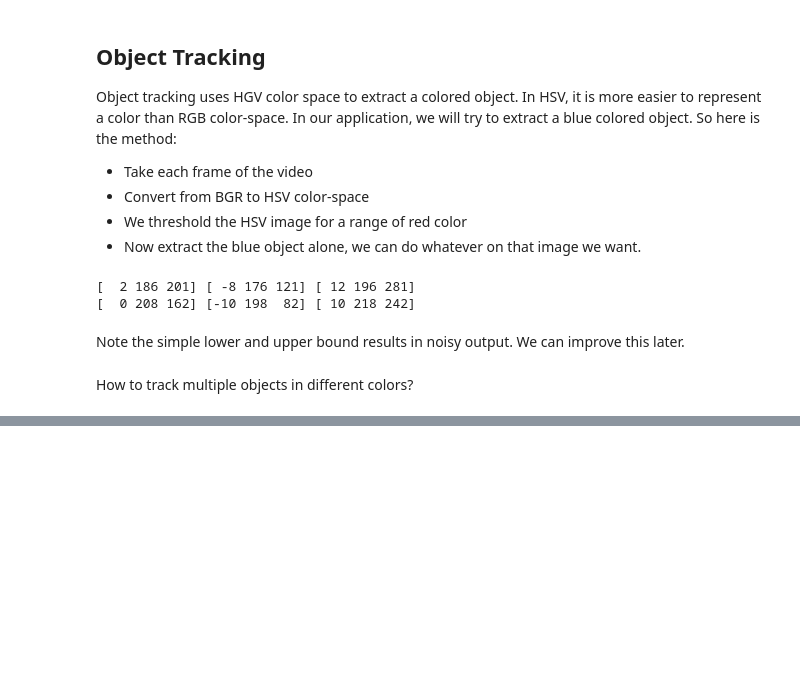
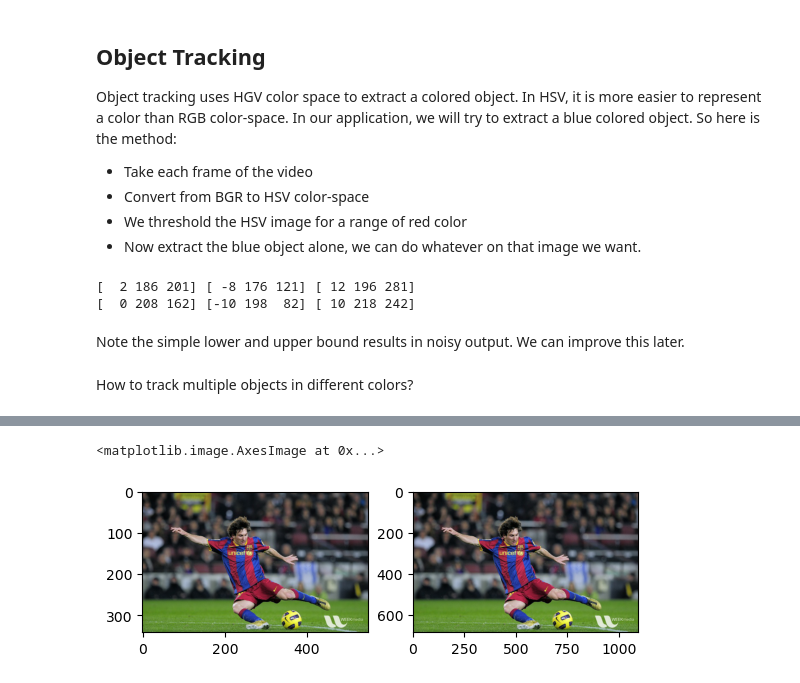
Before and after one commit to YangyangFu/slam-practice, a Jupyter notebook: opencv-python/3-image-processing.ipynb, the cells around one changed output, grey strips where cells are left out. Cells and saved outputs as stored; diff of their text form; code cells hidden in the pictures; blank space fills up the shorter version.

Commit message:
added geometric transformation of images

```diff
--- a/opencv-python/3-image-processing.ipynb
+++ b/opencv-python/3-image-processing.ipynb
@@ -164,0 +175,12 @@ cv.destroyAllWindows()
+# %%
+img = cv.imread('messi5.jpg')
+img_scaled = cv.resize(img, None, fx=2, fy=2, interpolation=cv.INTER_CUBIC)
+
+plt.subplot(1,2,1)
+plt.imshow(img[:,:, ::-1])
+
+plt.subplot(1,2,2)
+plt.imshow(img_scaled[:,:, ::-1])
+# %% [output]
+<matplotlib.image.AxesImage at 0x...>
+[figure, added]
```
Also changed, not shown: parts of 16 cells of this notebook.
